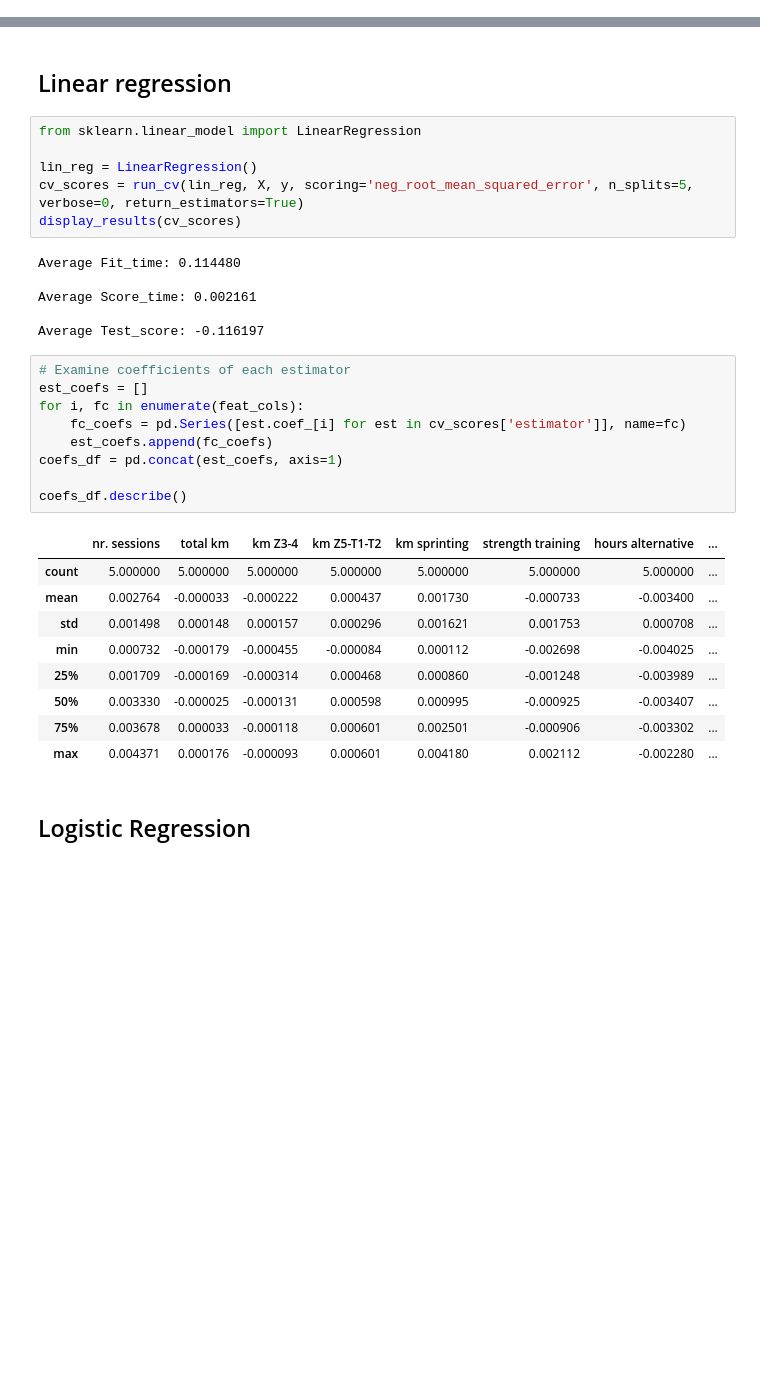
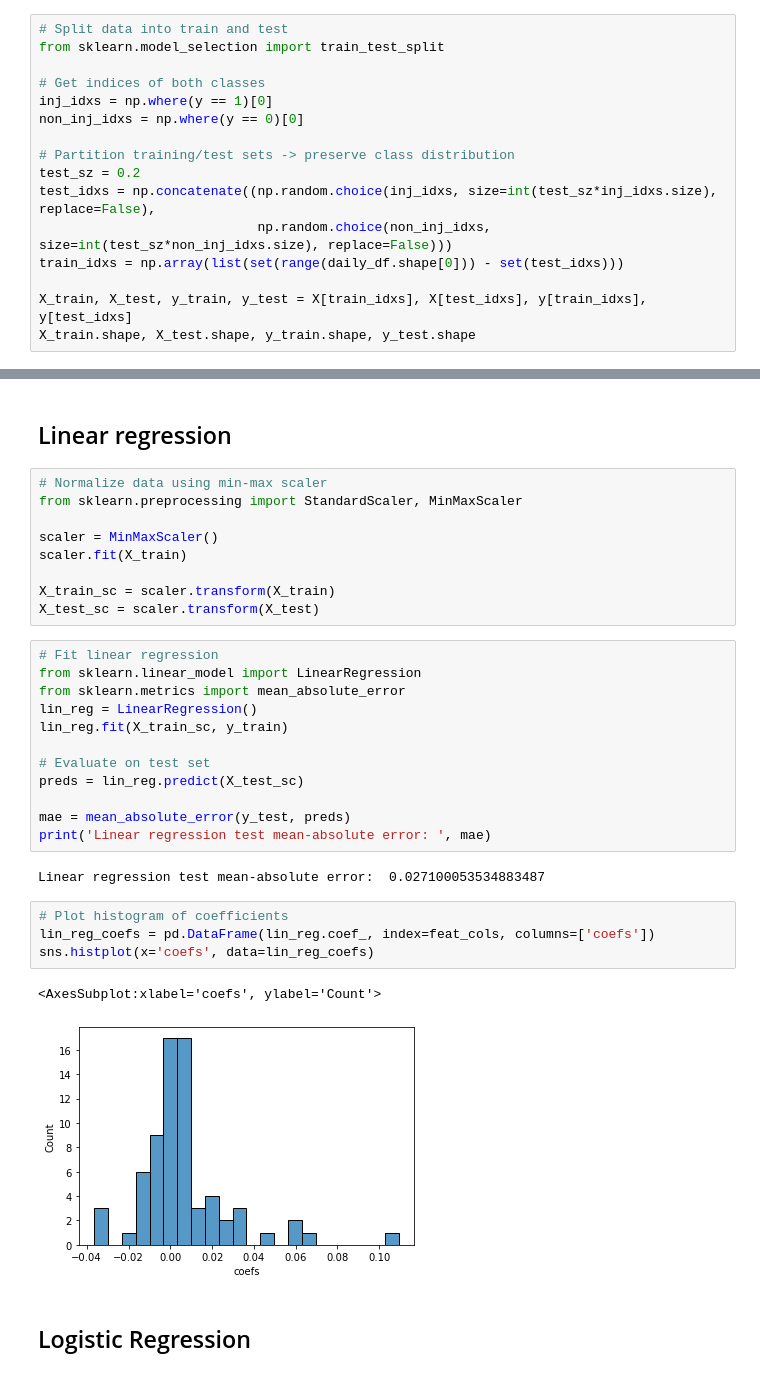
Before and after one commit to dchung117/runner-injury-preds, a Jupyter notebook: runner_injury_preds.ipynb, the cells around one changed output, grey strips where cells are left out. Drawn from its saved outputs; the diff is of its cells as text; blank space fills up the shorter version.

Commit message:
re-fitted linear and logistic regression after scaling.

```diff
--- a/runner_injury_preds.ipynb
+++ b/runner_injury_preds.ipynb
@@ -48,3 +48,19 @@ def display_results(results_dict):
         if isinstance(results_dict[k], type(np.array([]))):
             print(f"Average {k.capitalize()}: {results_dict[k].mean():04f}")
             print()
+# %%
+# Split data into train and test
+from sklearn.model_selection import train_test_split
+
+# Get indices of both classes
+inj_idxs = np.where(y == 1)[0]
+non_inj_idxs = np.where(y == 0)[0]
+
+# Partition training/test sets -> preserve class distribution
+test_sz = 0.2
+test_idxs = np.concatenate((np.random.choice(inj_idxs, size=int(test_sz*inj_idxs.size), replace=False),
+                            np.random.choice(non_inj_idxs, size=int(test_sz*non_inj_idxs.size), replace=False)))
+train_idxs = np.array(list(set(range(daily_df.shape[0])) - set(test_idxs)))
+
+X_train, X_test, y_train, y_test = X[train_idxs], X[test_idxs], y[train_idxs], y[test_idxs]
+X_train.shape, X_test.shape, y_train.shape, y_test.shape
@@ -51,35 +69,34 @@ def display_results(results_dict):
 # %% [markdown]
 ## Linear regression
-# %%
-from sklearn.linear_model import LinearRegression
-
-lin_reg = LinearRegression()
-cv_scores = run_cv(lin_reg, X, y, scoring='neg_root_mean_squared_error', n_splits=5, verbose=0, return_estimators=True)
-display_results(cv_scores)
-# %% [output]
-Average Fit_time: 0.114480
-
-Average Score_time: 0.002161
-
-Average Test_score: -0.116197
-# %%
-# Examine coefficients of each estimator
-est_coefs = []
-for i, fc in enumerate(feat_cols):
-    fc_coefs = pd.Series([est.coef_[i] for est in cv_scores['estimator']], name=fc)
-    est_coefs.append(fc_coefs)
-coefs_df = pd.concat(est_coefs, axis=1)
-
-coefs_df.describe()
-# %% [output]
-|  | nr. sessions | total km | km Z3-4 | km Z5-T1-T2 | km sprinting | strength training | hours alternative | ... |
-| count | 5.000000 | 5.000000 | 5.000000 | 5.000000 | 5.000000 | 5.000000 | 5.000000 | ... |
-| mean | 0.002764 | -0.000033 | -0.000222 | 0.000437 | 0.001730 | -0.000733 | -0.003400 | ... |
-| std | 0.001498 | 0.000148 | 0.000157 | 0.000296 | 0.001621 | 0.001753 | 0.000708 | ... |
-| min | 0.000732 | -0.000179 | -0.000455 | -0.000084 | 0.000112 | -0.002698 | -0.004025 | ... |
-| 25% | 0.001709 | -0.000169 | -0.000314 | 0.000468 | 0.000860 | -0.001248 | -0.003989 | ... |
-| 50% | 0.003330 | -0.000025 | -0.000131 | 0.000598 | 0.000995 | -0.000925 | -0.003407 | ... |
-| 75% | 0.003678 | 0.000033 | -0.000118 | 0.000601 | 0.002501 | -0.000906 | -0.003302 | ... |
-| max | 0.004371 | 0.000176 | -0.000093 | 0.000601 | 0.004180 | 0.002112 | -0.002280 | ... |
+# %%
+# Normalize data using min-max scaler
+from sklearn.preprocessing import StandardScaler, MinMaxScaler
+
+scaler = MinMaxScaler()
+scaler.fit(X_train)
+
+X_train_sc = scaler.transform(X_train)
+X_test_sc = scaler.transform(X_test)
+# %%
+# Fit linear regression
+from sklearn.linear_model import LinearRegression
+from sklearn.metrics import mean_absolute_error
+lin_reg = LinearRegression()
+lin_reg.fit(X_train_sc, y_train)
+
+# Evaluate on test set
+preds = lin_reg.predict(X_test_sc)
+
+mae = mean_absolute_error(y_test, preds)
+print('Linear regression test mean-absolute error: ', mae)
+# %% [output]
+Linear regression test mean-absolute error:  0.027100053534883487
+# %%
+# Plot histogram of coefficients
+lin_reg_coefs = pd.DataFrame(lin_reg.coef_, index=feat_cols, columns=['coefs'])
+sns.histplot(x='coefs', data=lin_reg_coefs)
+# %% [output]
+<AxesSubplot:xlabel='coefs', ylabel='Count'>
+[figure, added]
 # %% [markdown]
 ## Logistic Regression
```
Also changed, not shown: parts of 24 cells of this notebook.
